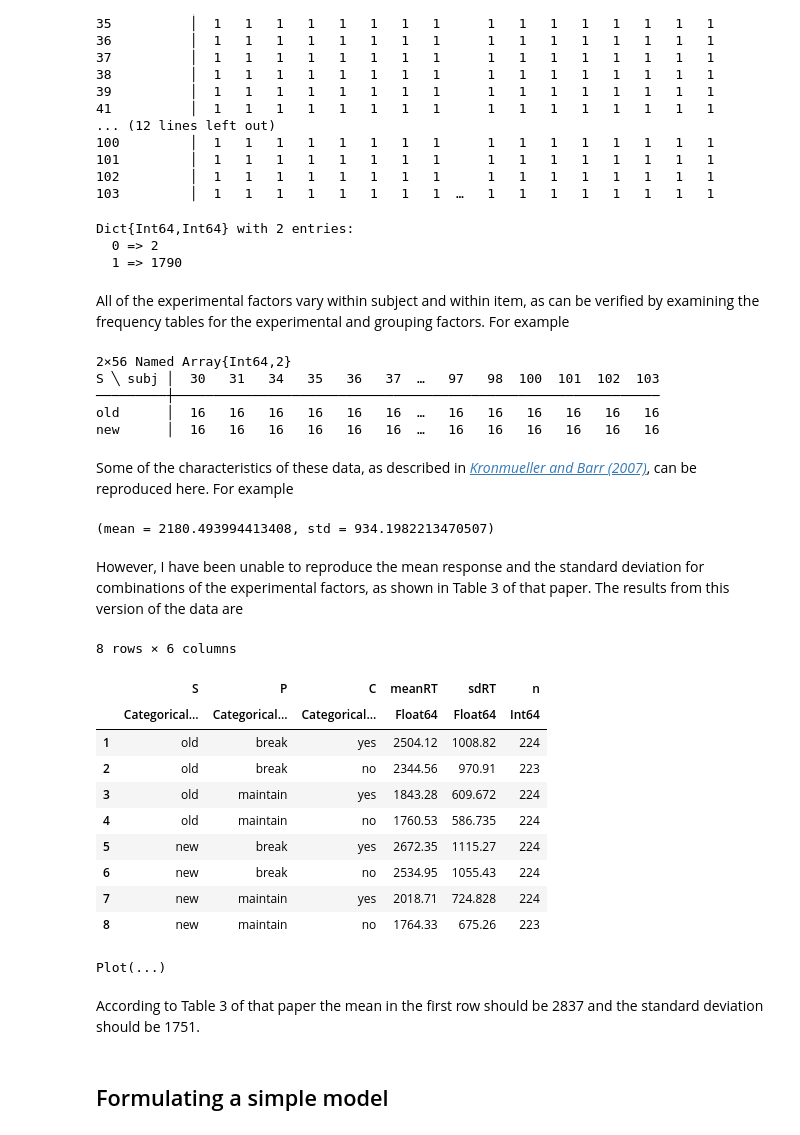
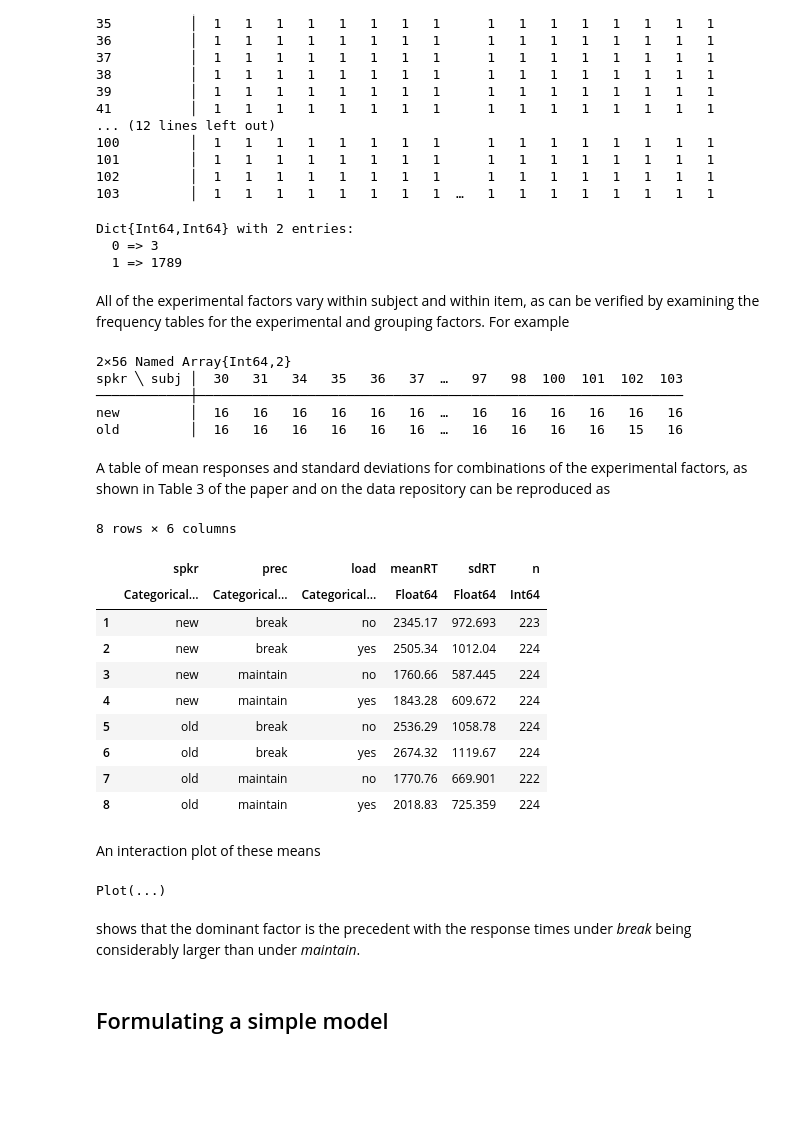
Before and after one commit to dmbates/JuliaWorkshop, a Jupyter notebook: Complexity.ipynb, the cells around one changed output. Drawn from its saved outputs; the diff is of its cells as text; code cells hidden in the pictures; blank space fills up the shorter version.

```diff
--- a/Complexity.ipynb
+++ b/Complexity.ipynb
@@ -26,5 +18,5 @@ using Gadfly
 ┌ Info: Loading DataFrames support into Gadfly.jl
 └ @ Gadfly /home/bates/.julia/packages/Gadfly/09PWZ/src/mapping.jl:228
 # %%
-kb07 = load("kb07.rds")
+kb07 = load("../kronmueller-barr-2007/kb07_exp2_rt.rds")
 # %% [output]
@@ -83,39 +82,34 @@ subj ╲ item │  1   2   3   4   5   6   7   8  …  25  26  27  28  29  30  3
 countmap(vec(subjitemtbl))
 # %% [output]
 Dict{Int64,Int64} with 2 entries:
-  0 => 2
-  1 => 1790
+  0 => 3
+  1 => 1789
 # %% [markdown]
 All of the experimental factors vary within subject and within item, as can be verified by examining the frequency tables for the experimental and grouping factors.  For example
 # %%
-freqtable(kb07, :S, :subj)
+freqtable(kb07, :spkr, :subj)
 # %% [output]
 2×56 Named Array{Int64,2}
-S ╲ subj │  30   31   34   35   36   37  …   97   98  100  101  102  103
-─────────┼──────────────────────────────────────────────────────────────
-old      │  16   16   16   16   16   16  …   16   16   16   16   16   16
-new      │  16   16   16   16   16   16  …   16   16   16   16   16   16
+spkr ╲ subj │  30   31   34   35   36   37  …   97   98  100  101  102  103
+────────────┼──────────────────────────────────────────────────────────────
+new         │  16   16   16   16   16   16  …   16   16   16   16   16   16
+old         │  16   16   16   16   16   16  …   16   16   16   16   15   16
-# %% [markdown]
-Some of the characteristics of these data, as described in [_Kronmueller and Barr (2007)_](https://www.sciencedirect.com/science/article/pii/S0749596X06000581), can be reproduced here.  For example
-# %%
-(mean = mean(kb07.RTtrunc), std = std(kb07.RTtrunc))
-# %% [output]
-(mean = 2180.493994413408, std = 934.1982213470507)
 # %% [markdown]
-However, I have been unable to reproduce the mean response and the standard deviation for combinations of the experimental factors, as shown in Table 3 of that paper.
-The results from this version of the data are
+A table of mean responses and standard deviations for combinations of the experimental factors, as shown in Table 3 of the paper and on the data repository can be reproduced as
 # %%
-cellmeans = by(kb07, [:S, :P, :C], meanRT = :RTtrunc => mean, sdRT = :RTtrunc => std, n = :RTtrunc => length)
+cellmeans = by(kb07, [:spkr, :prec, :load], meanRT = :rt_trunc => mean, sdRT = :rt_trunc => std, n = :rt_trunc => length)
 # %% [output]
 8 rows × 6 columns
-|  | S | P | C | meanRT | sdRT | n |
+|  | spkr | prec | load | meanRT | sdRT | n |
 |  | Categorical… | Categorical… | Categorical… | Float64 | Float64 | Int64 |
-| 1 | old | break | yes | 2504.12 | 1008.82 | 224 |
-| 2 | old | break | no | 2344.56 | 970.91 | 223 |
-| 3 | old | maintain | yes | 1843.28 | 609.672 | 224 |
-| 4 | old | maintain | no | 1760.53 | 586.735 | 224 |
-| 5 | new | break | yes | 2672.35 | 1115.27 | 224 |
-| 6 | new | break | no | 2534.95 | 1055.43 | 224 |
-| 7 | new | maintain | yes | 2018.71 | 724.828 | 224 |
-| 8 | new | maintain | no | 1764.33 | 675.26 | 223 |
+| 1 | new | break | no | 2345.17 | 972.693 | 223 |
+| 2 | new | break | yes | 2505.34 | 1012.04 | 224 |
+| 3 | new | maintain | no | 1760.66 | 587.445 | 224 |
+| 4 | new | maintain | yes | 1843.28 | 609.672 | 224 |
+| 5 | old | break | no | 2536.29 | 1058.78 | 224 |
+| 6 | old | break | yes | 2674.32 | 1119.67 | 224 |
+| 7 | old | maintain | no | 1770.76 | 669.901 | 222 |
+| 8 | old | maintain | yes | 2018.83 | 725.359 | 224 |
+# %% [markdown]
+An interaction plot of these means
 # %%
@@ -123,7 +117,7 @@ plot(cellmeans, x=:C, y=:meanRT, color=:P, xgroup=:S, Geom.subplot_grid(Geom.poi
 # %% [output]
 Plot(...)
-# %% [markdown]
-According to Table 3 of that paper the mean in the first row should be 2837 and the standard deviation should be 1751.
+# %% [markdown]
+shows that the dominant factor is the precedent with the response times under _break_ being considerably larger than under _maintain_.
 # %% [markdown]
 ## Formulating a simple model
 # %% [markdown]
```
Also changed, not shown: parts of 52 cells of this notebook.
